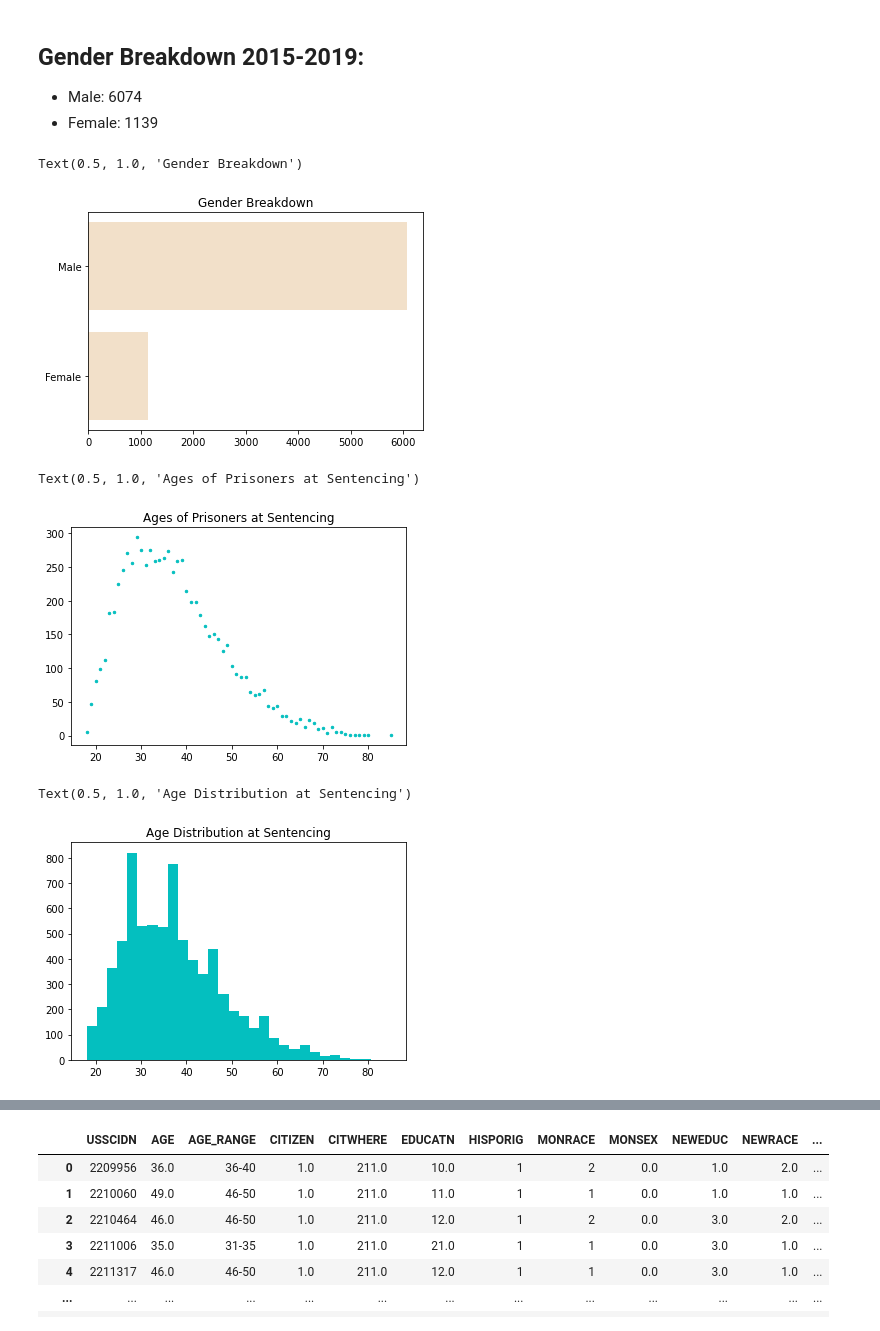
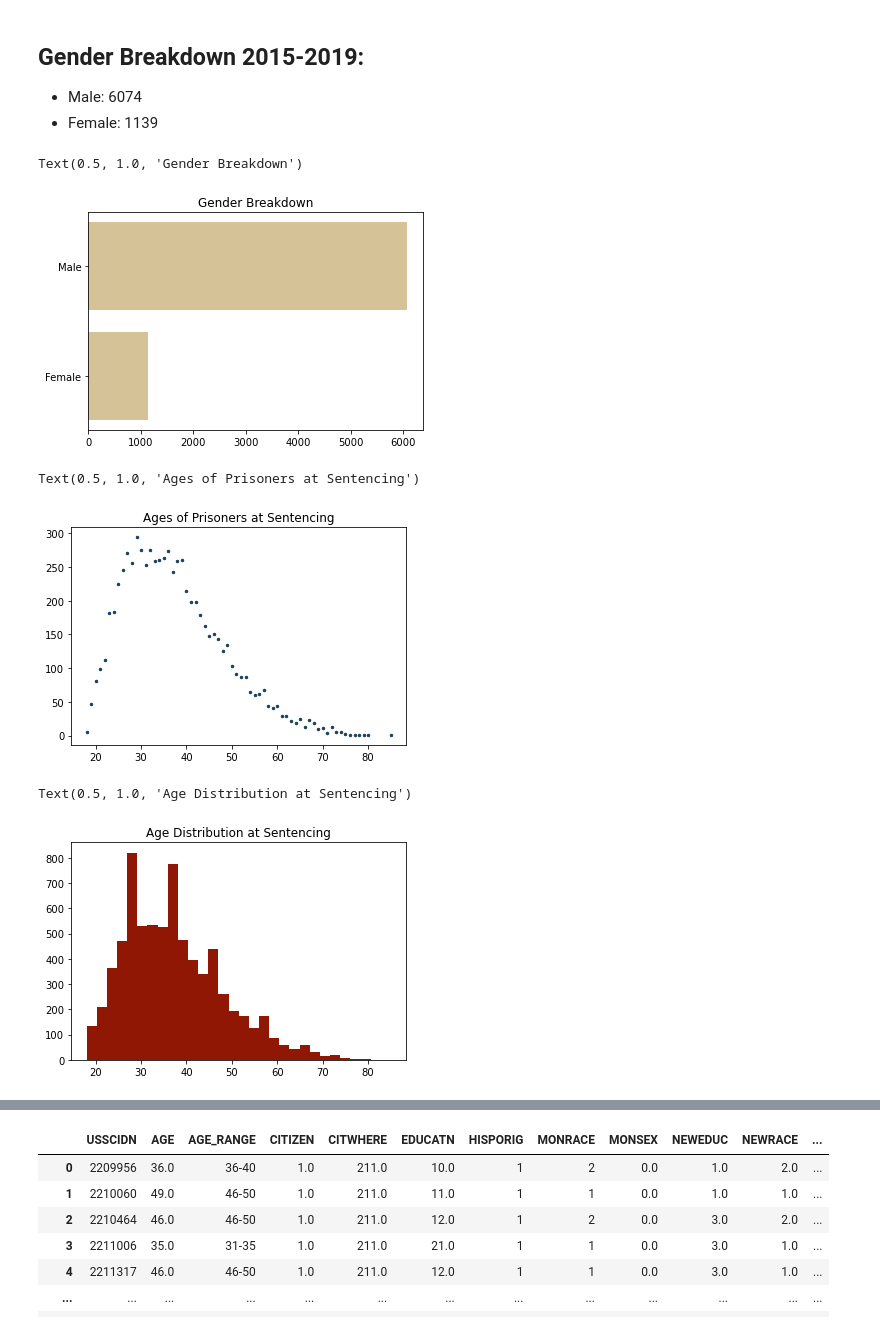
Before and after one commit to jenwhitson/sentencing_project, a Jupyter notebook: notebooks/individual_offender_eda.ipynb, the cells around one changed output, grey strips where cells are left out. Cells and saved outputs as stored; diff of their text form; code cells hidden in the pictures.

```diff
--- a/notebooks/individual_offender_eda.ipynb
+++ b/notebooks/individual_offender_eda.ipynb
@@ -855,24 +855,24 @@ gender
 # %%
 gender = {'Male': 6074, 'Female': 1139}
 gender = dict(sorted(gender.items(), key = lambda item: item[1]))
-plt.barh(y = list(gender.keys()), width = list(gender.values()), color = '#F2E0C9')
+plt.barh(y = list(gender.keys()), width = list(gender.values()), color = '#D6C297')
 plt.title('Gender Breakdown')
 # %% [output]
 Text(0.5, 1.0, 'Gender Breakdown')
-[figure, old version]
+[figure, new version]
 # %%
 ages = tn_bio.value_counts('AGE').to_dict()
-plt.scatter(ages.keys(), ages.values(), s = 6, color = '#04BFBF')
+plt.scatter(ages.keys(), ages.values(), s = 6, color = '#184059')
 plt.title('Ages of Prisoners at Sentencing')
 # %% [output]
 Text(0.5, 1.0, 'Ages of Prisoners at Sentencing')
-[figure, old version]
+[figure, new version]
 # %%
-plt.hist('AGE', data = tn, bins = 30, color = '#04BFBF')
+plt.hist('AGE', data = tn, bins = 30, color = '#8F1703')
 plt.title('Age Distribution at Sentencing')
 # %% [output]
 Text(0.5, 1.0, 'Age Distribution at Sentencing')
-[figure, old version]
+[figure, new version]
 # %%
 age_range = []
 for row_index, row_value in tn.iterrows():
```
Also changed, not shown: parts of 7 cells of this notebook.
